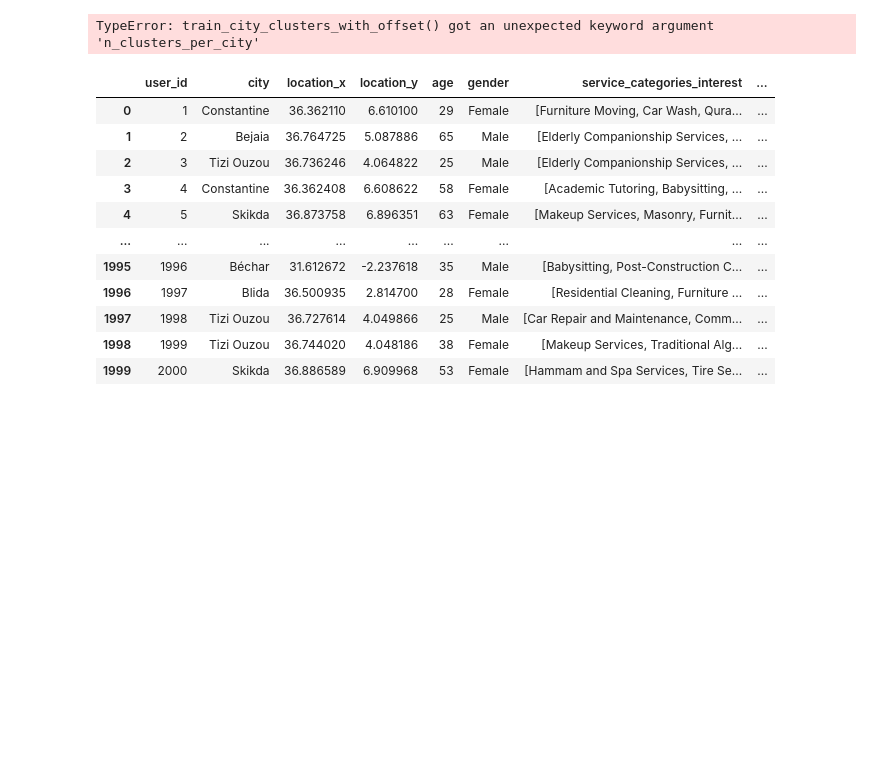
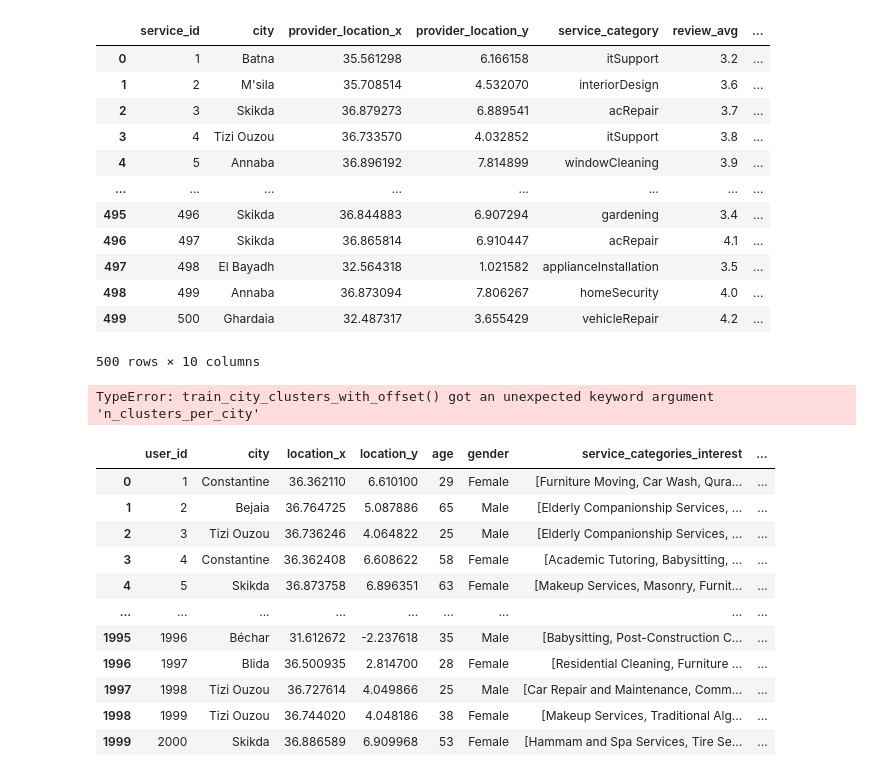
Before and after one commit to zyx721/E-ServicesHub, a Jupyter notebook: code/backend/AI_Recomendation_System/devloping_it/generating_data.ipynb, the cells around one changed output. Drawn from its saved outputs; the diff is of its cells as text; code cells hidden in the pictures; blank space fills up the shorter version.

```diff
--- a/code/backend/AI_Recomendation_System/devloping_it/generating_data.ipynb
+++ b/code/backend/AI_Recomendation_System/devloping_it/generating_data.ipynb
@@ -210,3 +233,19 @@ print(service_df.head())
+# %%
+service_df
+# %% [output]
+|  | service_id | city | provider_location_x | provider_location_y | service_category | review_avg | ... |
+| 0 | 1 | Batna | 35.561298 | 6.166158 | itSupport | 3.2 | ... |
+| 1 | 2 | M'sila | 35.708514 | 4.532070 | interiorDesign | 3.6 | ... |
+| 2 | 3 | Skikda | 36.879273 | 6.889541 | acRepair | 3.7 | ... |
+| 3 | 4 | Tizi Ouzou | 36.733570 | 4.032852 | itSupport | 3.8 | ... |
+| 4 | 5 | Annaba | 36.896192 | 7.814899 | windowCleaning | 3.9 | ... |
+| ... | ... | ... | ... | ... | ... | ... | ... |
+| 495 | 496 | Skikda | 36.844883 | 6.907294 | gardening | 3.4 | ... |
+| 496 | 497 | Skikda | 36.865814 | 6.910447 | acRepair | 4.1 | ... |
+| 497 | 498 | El Bayadh | 32.564318 | 1.021582 | applianceInstallation | 3.5 | ... |
+| 498 | 499 | Annaba | 36.873094 | 7.806267 | homeSecurity | 4.0 | ... |
+| 499 | 500 | Ghardaia | 32.487317 | 3.655429 | vehicleRepair | 4.2 | ... |
+500 rows × 10 columns
 # %%
 from sklearn.preprocessing import OneHotEncoder, StandardScaler
 from sklearn.preprocessing import MultiLabelBinarizer
```
Also changed, not shown: parts of 4 cells of this notebook.
